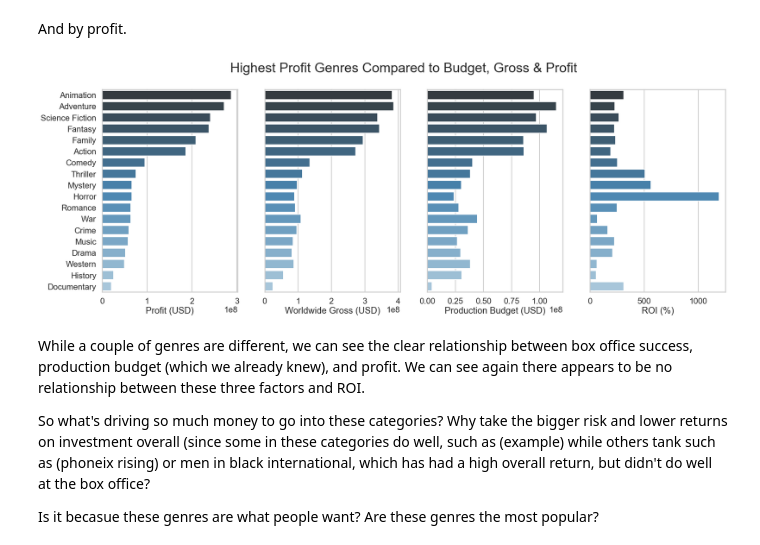
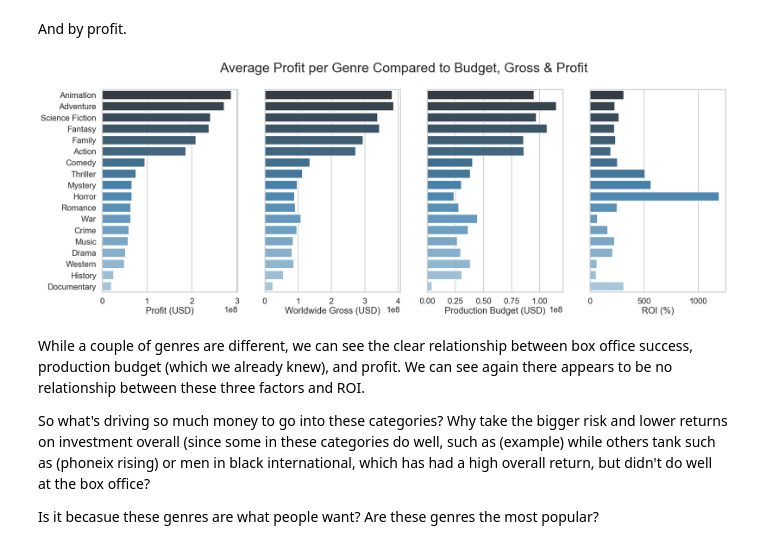
Before and after one commit to JessicaFB/Box-Office-Opportunities, a Jupyter notebook: Movie_Analysis_Project.ipynb, the cells around one changed output. Drawn from its saved outputs; the diff is of its cells as text; code cells hidden in the pictures.

Commit message:
Updated Title of Profit Subplot

```diff
--- a/Movie_Analysis_Project.ipynb
+++ b/Movie_Analysis_Project.ipynb
@@ -345,35 +345,35 @@ genre_name_roi_df_sorted_profit = genre_name_roi_df.sort_values('profit',ascendi
 # Subplot Horizontal Bar Graphs by Profit
 
 # Specify figure
 f, ax = plt.subplots(1,4,figsize=(30,10))
-f.suptitle('Highest Profit Genres Compared to Budget, Gross & Profit', fontsize=36)
+f.suptitle('Average Profit per Genre Compared to Budget, Gross & Profit', fontsize=36)
 sns.set_context("poster")
 
 # Subplot 1: Profit
 sns.barplot(y="name", x="profit", data=genre_name_roi_df_sorted_profit, orient='h', ax=ax[0], palette="Blues_d")
 ax[0].set_xlabel('Profit (USD)', fontsize=24)
 ax[0].set_ylabel('')
 
 # Subplot 2: Worldwide Gross
 sns.barplot(y="name", x="worldwide_gross", data=genre_name_roi_df_sorted_profit, orient='h', ax=ax[1], palette="Blues_d")
 ax[1].set_xlabel('Worldwide Gross (USD)', fontsize=24)
 ax[1].set_ylabel('')
 
 # Subplot 3: Production Budget
 sns.barplot(y="name", x="production_budget", data=genre_name_roi_df_sorted_profit, orient='h', ax=ax[2], palette="Blues_d")
 ax[2].set_xlabel('Production Budget (USD)', fontsize=24)
 ax[2].set_ylabel('')
 
 # Subplot 4: ROI
 sns.barplot(y="name", x="roi", data=genre_name_roi_df_sorted_profit, orient='h', ax=ax[3], palette="Blues_d");
 ax[3].set_xlabel('ROI (%)', fontsize=24)
 ax[3].set_ylabel('')
 
 # Hide x labels and tick labels for top plots and y ticks for right plots
 for ax in ax.flat:
     ax.label_outer()
 # %% [output]
-[figure, old version]
+[figure, new version]
 # %% [markdown]
 While a couple of genres are different, we can see the clear relationship between box office success, production budget (which we already knew), and profit. We can see again there appears to be no relationship between these three factors and ROI.
 
```
